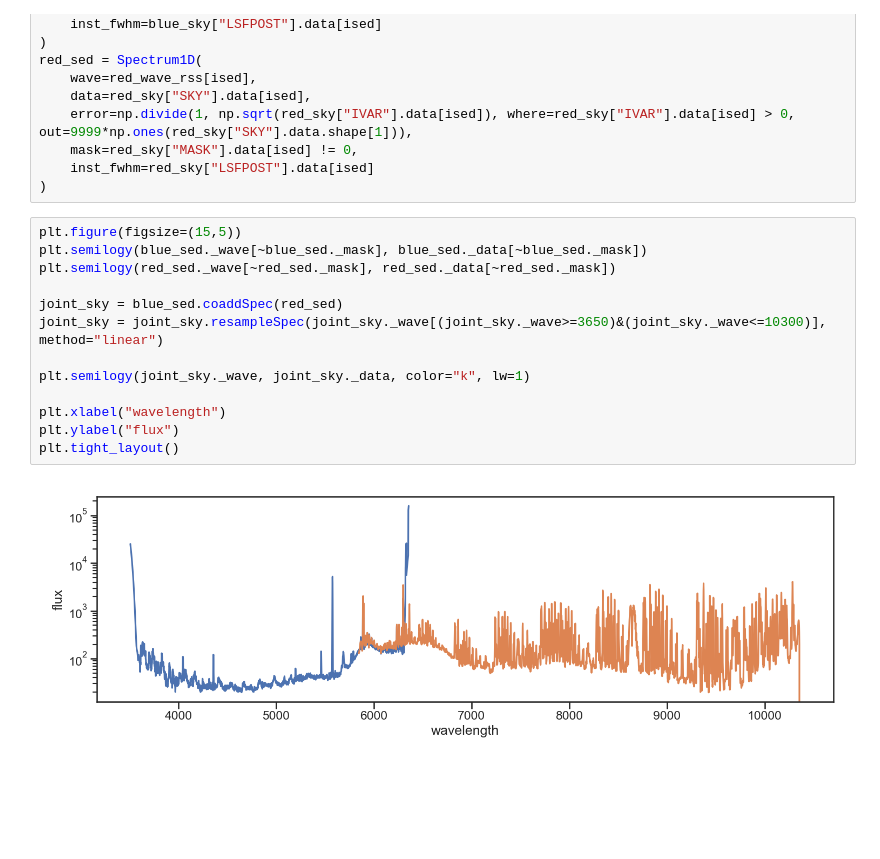
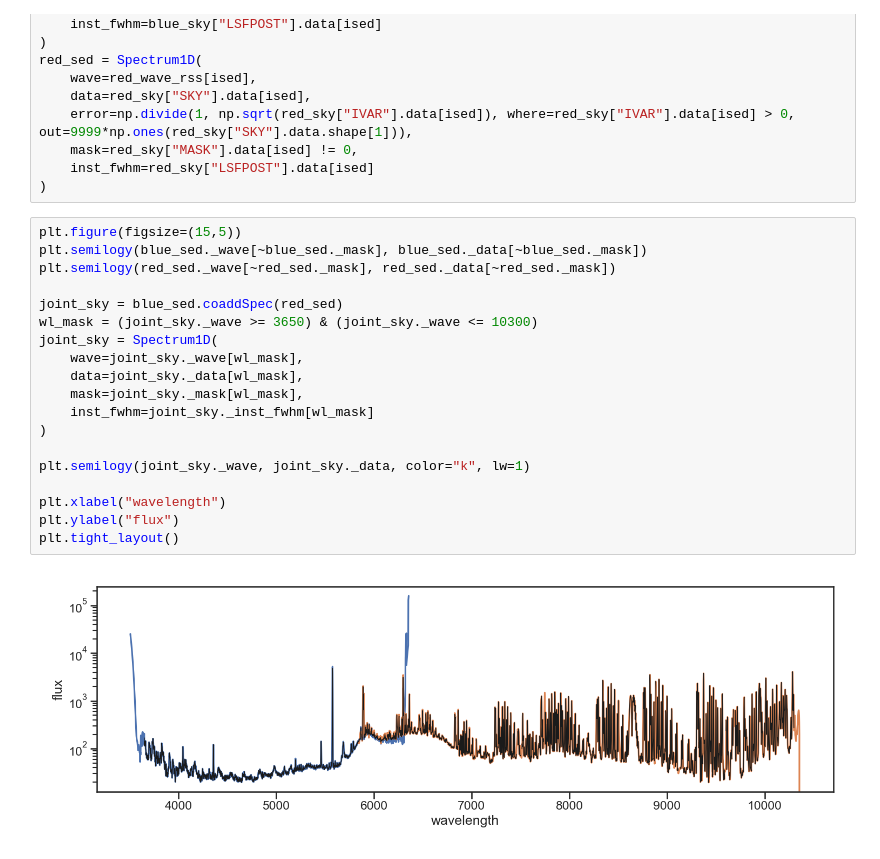
Before and after one commit to sdss/lvmdrp, a Jupyter notebook: docs/nb/sky-cont.ipynb, the cells around one changed output. Drawn from its saved outputs; the diff is of its cells as text; blank space fills up the shorter version.

```diff
--- a/docs/nb/sky-cont.ipynb
+++ b/docs/nb/sky-cont.ipynb
@@ -364,18 +364,24 @@ red_sed = Spectrum1D(
 # %%
 plt.figure(figsize=(15,5))
 plt.semilogy(blue_sed._wave[~blue_sed._mask], blue_sed._data[~blue_sed._mask])
 plt.semilogy(red_sed._wave[~red_sed._mask], red_sed._data[~red_sed._mask])
 
 joint_sky = blue_sed.coaddSpec(red_sed)
-joint_sky = joint_sky.resampleSpec(joint_sky._wave[(joint_sky._wave>=3650)&(joint_sky._wave<=10300)], method="linear")
+wl_mask = (joint_sky._wave >= 3650) & (joint_sky._wave <= 10300)
+joint_sky = Spectrum1D(
+    wave=joint_sky._wave[wl_mask],
+    data=joint_sky._data[wl_mask],
+    mask=joint_sky._mask[wl_mask],
+    inst_fwhm=joint_sky._inst_fwhm[wl_mask]
+)
 
 plt.semilogy(joint_sky._wave, joint_sky._data, color="k", lw=1)
 
 plt.xlabel("wavelength")
 plt.ylabel("flux")
 plt.tight_layout()
 # %% [output]
-[figure, old version]
+[figure, new version]
 # %%
 # sources:
 # NIR sky emission: https://www.researchgate.net/publication/234230583_Night-sky_spectral_atlas_of_OH_emission_lines_in_the_near-infrared
```
Also changed, not shown: parts of 1 cell of this notebook.
